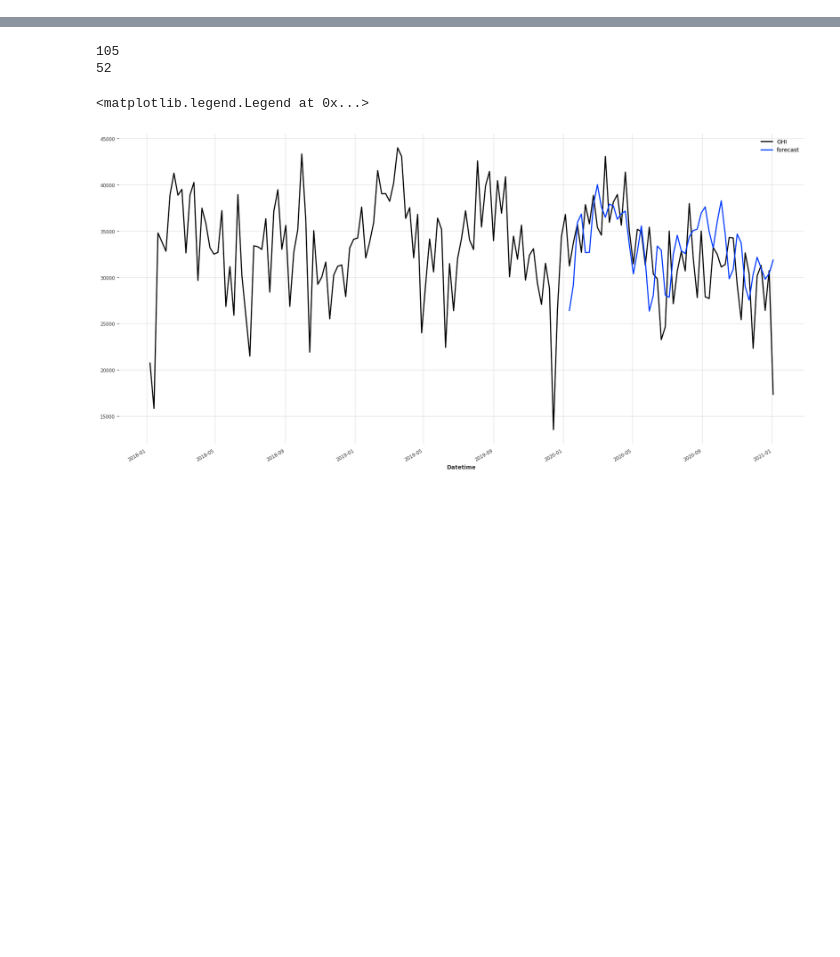
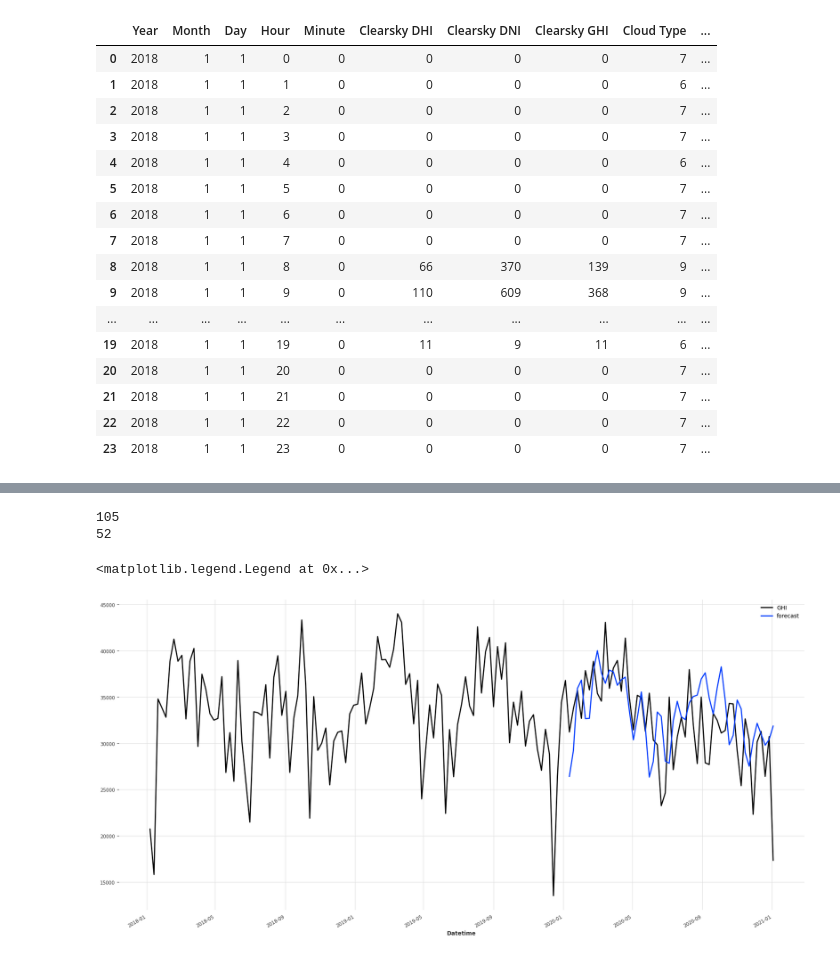
Before and after one commit to cai-yutian/pv-modelling-mirror, a Jupyter notebook: predict-irradiance.ipynb, the cells around one changed output, grey strips where cells are left out. Saved outputs shown, nothing was run; the diff lists cells and outputs as text; code cells hidden in the pictures; blank space fills up the shorter version.

```diff
--- a/predict-irradiance.ipynb
+++ b/predict-irradiance.ipynb
@@ -3,6 +3,8 @@ import pandas as pd
 from darts import TimeSeries
 import matplotlib.pyplot as plt
 
+pd.set_option('display.max_columns', None)
+
 #Loading the data
 df_2018 = pd.read_csv("data/sg_2018.csv")
 df_2019 = pd.read_csv("data/sg_2019.csv")
@@ -41,3 +43,23 @@ len(df_2020_interim)
+# %%
+df_2018_interim.head(24)
+# %% [output]
+|  | Year | Month | Day | Hour | Minute | Clearsky DHI | Clearsky DNI | Clearsky GHI | Cloud Type | ... |
+| 0 | 2018 | 1 | 1 | 0 | 0 | 0 | 0 | 0 | 7 | ... |
+| 1 | 2018 | 1 | 1 | 1 | 0 | 0 | 0 | 0 | 6 | ... |
+| 2 | 2018 | 1 | 1 | 2 | 0 | 0 | 0 | 0 | 7 | ... |
+| 3 | 2018 | 1 | 1 | 3 | 0 | 0 | 0 | 0 | 7 | ... |
+| 4 | 2018 | 1 | 1 | 4 | 0 | 0 | 0 | 0 | 6 | ... |
+| 5 | 2018 | 1 | 1 | 5 | 0 | 0 | 0 | 0 | 7 | ... |
+| 6 | 2018 | 1 | 1 | 6 | 0 | 0 | 0 | 0 | 7 | ... |
+| 7 | 2018 | 1 | 1 | 7 | 0 | 0 | 0 | 0 | 7 | ... |
+| 8 | 2018 | 1 | 1 | 8 | 0 | 66 | 370 | 139 | 9 | ... |
+| 9 | 2018 | 1 | 1 | 9 | 0 | 110 | 609 | 368 | 9 | ... |
+| ... | ... | ... | ... | ... | ... | ... | ... | ... | ... | ... |
+| 19 | 2018 | 1 | 1 | 19 | 0 | 11 | 9 | 11 | 6 | ... |
+| 20 | 2018 | 1 | 1 | 20 | 0 | 0 | 0 | 0 | 7 | ... |
+| 21 | 2018 | 1 | 1 | 21 | 0 | 0 | 0 | 0 | 7 | ... |
+| 22 | 2018 | 1 | 1 | 22 | 0 | 0 | 0 | 0 | 7 | ... |
+| 23 | 2018 | 1 | 1 | 23 | 0 | 0 | 0 | 0 | 7 | ... |
 # %%
 # Combining the 2018 and 2019 data together to form training data
 full_df = pd.concat([df_2018_interim, df_2019_interim, df_2020_interim], ignore_index=True)
```
Also changed, not shown: parts of 17 cells of this notebook.
